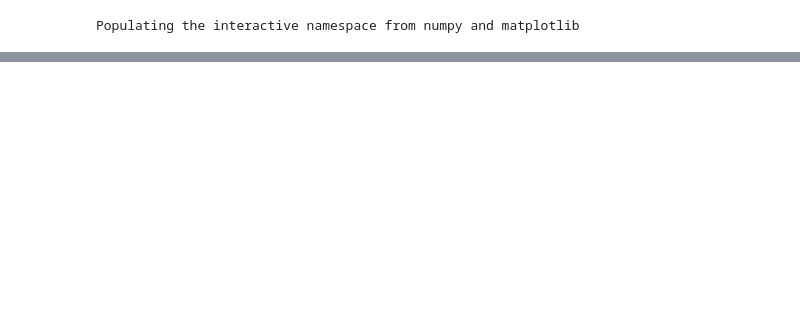
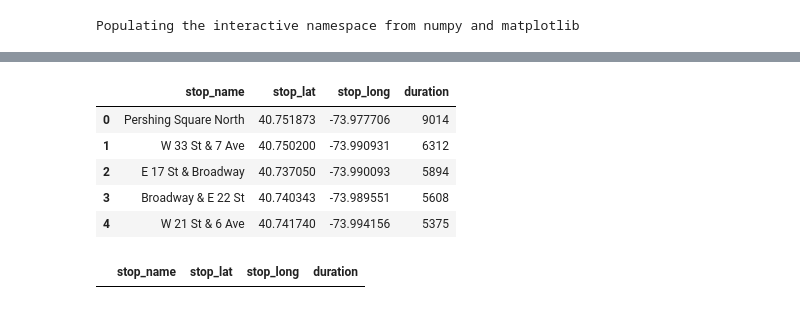
Before and after one commit to djevans071/Rebalancing-Citibike, a Jupyter notebook: Rebalancing.ipynb, the cells around one changed output, grey strips where cells are left out. Cells and saved outputs as stored; diff of their text form; code cells hidden in the pictures; blank space fills up the shorter version.

```diff
--- a/Rebalancing.ipynb
+++ b/Rebalancing.ipynb
@@ -36,0 +108,16 @@ df = df.rename(columns = new_cols)
+# %%
+# top 10 stopping locations
+top_stops = df.groupby(['stop_name', 'stop_lat', 'stop_long']).count().duration.sort_values(ascending = False)
+top_stops = top_stops.reset_index()
+top_stops.head()
+# %% [output]
+|  | stop_name | stop_lat | stop_long | duration |
+| 0 | Pershing Square North | 40.751873 | -73.977706 | 9014 |
+| 1 | W 33 St & 7 Ave | 40.750200 | -73.990931 | 6312 |
+| 2 | E 17 St & Broadway | 40.737050 | -73.990093 | 5894 |
+| 3 | Broadway & E 22 St | 40.740343 | -73.989551 | 5608 |
+| 4 | W 21 St & 6 Ave | 40.741740 | -73.994156 | 5375 |
+# %%
+top_stops[top_stops.stop_long == 0]
+# %% [output]
+|  | stop_name | stop_lat | stop_long | duration |
```
Also changed, not shown: parts of 19 cells of this notebook.
